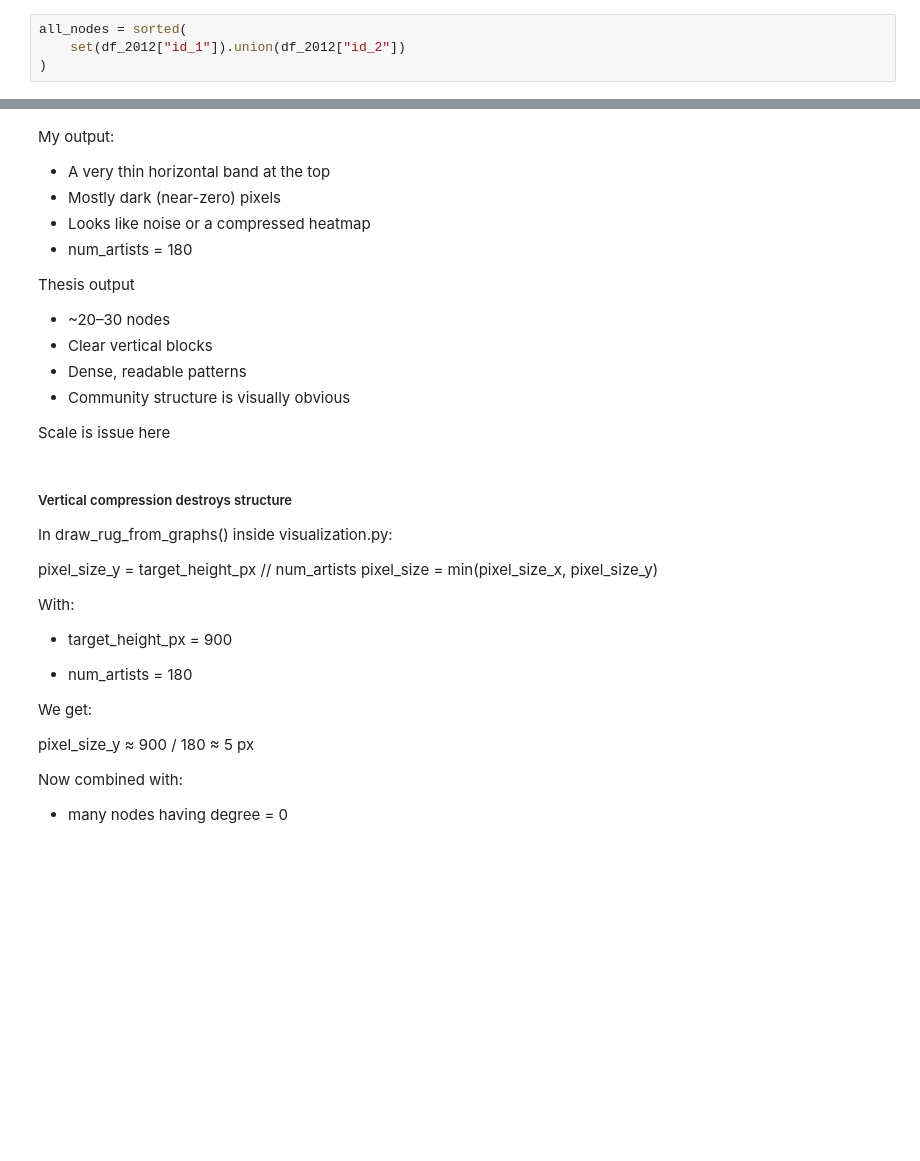
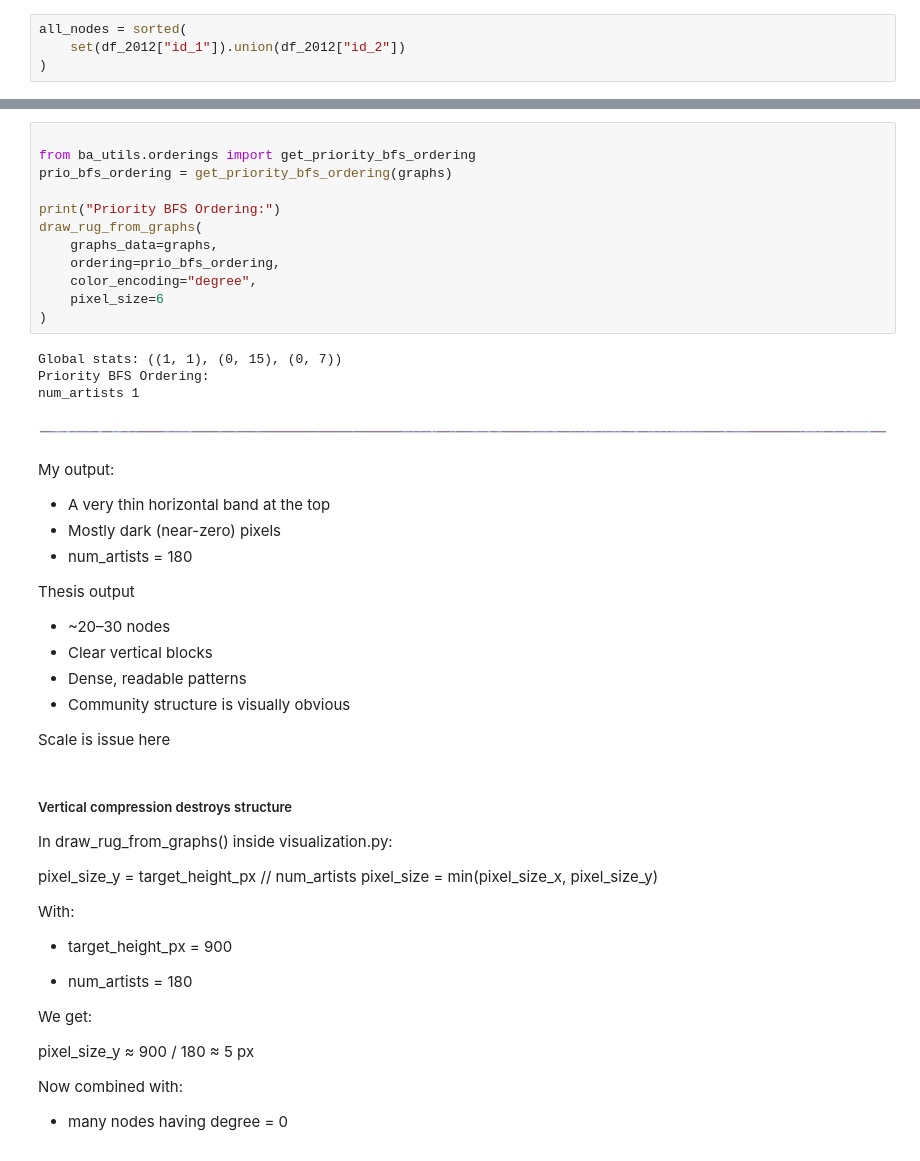
Before and after one commit to mibar3/NetworkRugs, a Jupyter notebook: contact_pattern.ipynb, the cells around one changed output, grey strips where cells are left out. Drawn from its saved outputs; the diff is of its cells as text; blank space fills up the shorter version.

```diff
--- a/contact_pattern.ipynb
+++ b/contact_pattern.ipynb
@@ -797,8 +866,24 @@ num_artists 180
+# %%
+
+from ba_utils.orderings import get_priority_bfs_ordering
+prio_bfs_ordering = get_priority_bfs_ordering(graphs)
+
+print("Priority BFS Ordering:")
+draw_rug_from_graphs(
+    graphs_data=graphs,
+    ordering=prio_bfs_ordering,
+    color_encoding="degree",
+    pixel_size=6
+)
+# %% [output]
+Global stats: ((1, 1), (0, 15), (0, 7))
+Priority BFS Ordering:
+num_artists 1
+[figure, added]
 # %% [markdown]
 My output:
 - A very thin horizontal band at the top
 - Mostly dark (near-zero) pixels
-- Looks like noise or a compressed heatmap
 - num_artists = 180
 
 Thesis output
```
Also changed, not shown: parts of 10 cells of this notebook, 1 other file.
